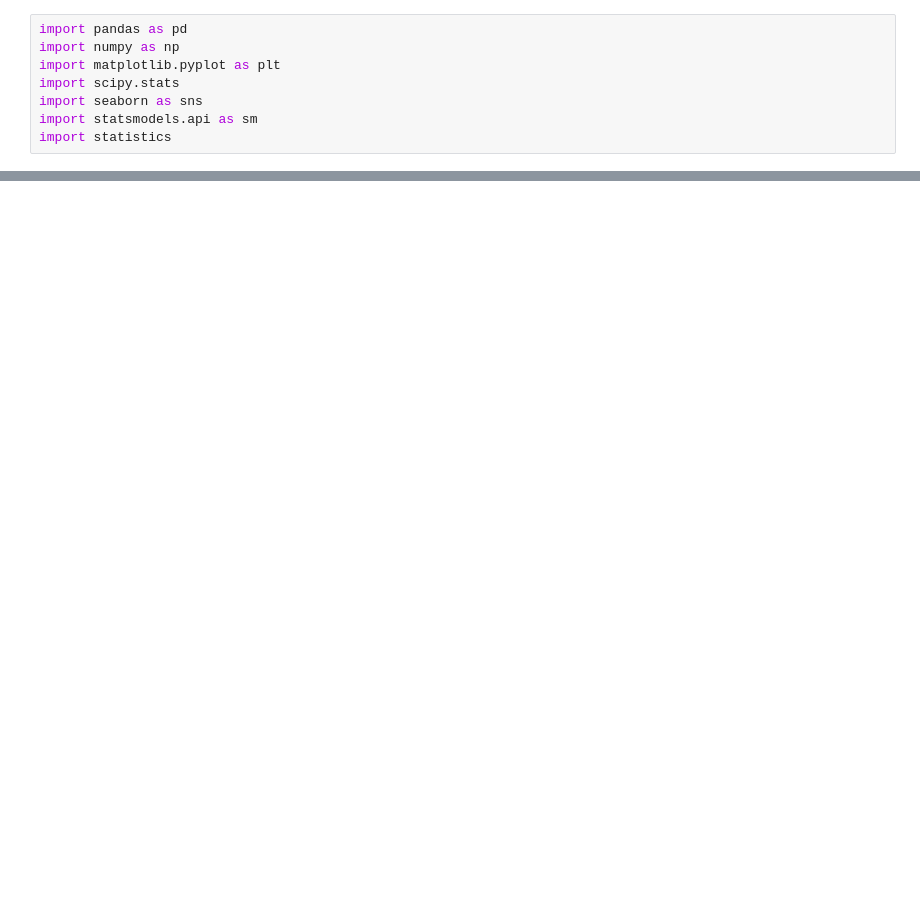
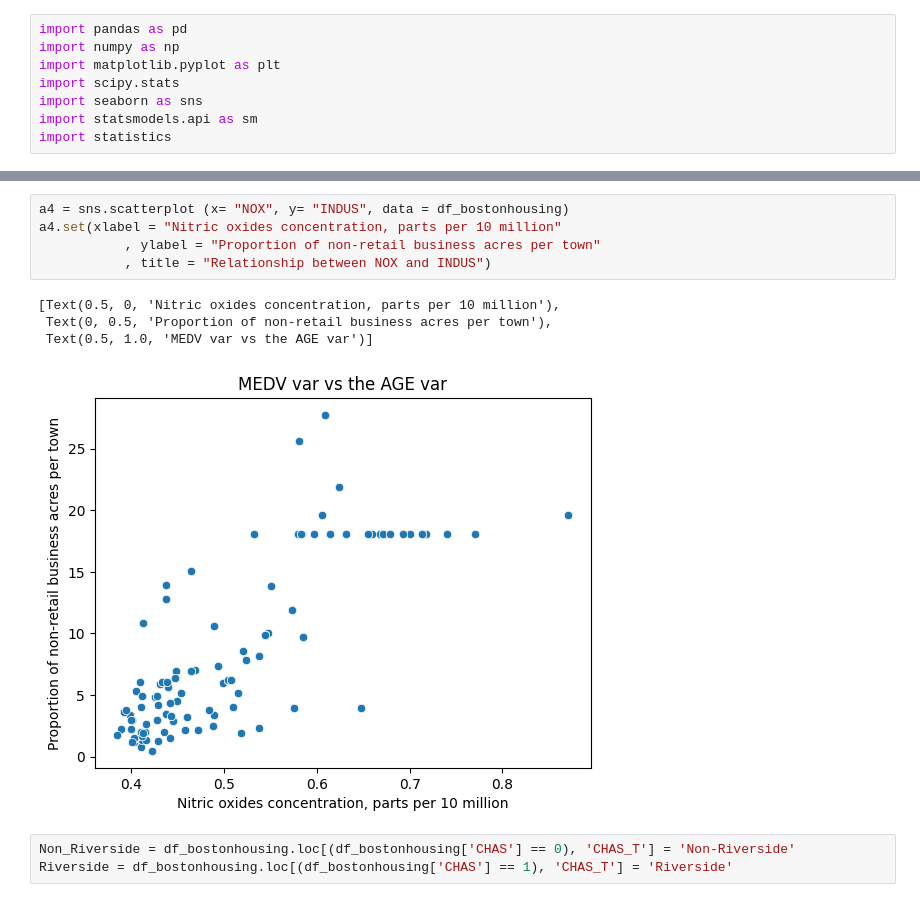
Before and after one commit to MichalinaBienkiewicz/BostonHousing, a Jupyter notebook: BostonHousing.ipynb, the cells around one changed output, grey strips where cells are left out. Saved outputs shown, nothing was run; the diff lists cells and outputs as text; blank space fills up the shorter version.

```diff
--- a/BostonHousing.ipynb
+++ b/BostonHousing.ipynb
@@ -276,0 +91,13 @@ Warnings:
+# %%
+a4 = sns.scatterplot (x= "NOX", y= "INDUS", data = df_bostonhousing)
+a4.set(xlabel = "Nitric oxides concentration, parts per 10 million"
+           , ylabel = "Proportion of non-retail business acres per town"
+           , title = "Relationship between NOX and INDUS")
+# %% [output]
+[Text(0.5, 0, 'Nitric oxides concentration, parts per 10 million'),
+ Text(0, 0.5, 'Proportion of non-retail business acres per town'),
+ Text(0.5, 1.0, 'MEDV var vs the AGE var')]
+[figure, added]
+# %%
+Non_Riverside = df_bostonhousing.loc[(df_bostonhousing['CHAS'] == 0), 'CHAS_T'] = 'Non-Riverside'
+Riverside = df_bostonhousing.loc[(df_bostonhousing['CHAS'] == 1), 'CHAS_T'] = 'Riverside'
```
Also changed, not shown: parts of 56 cells of this notebook.
